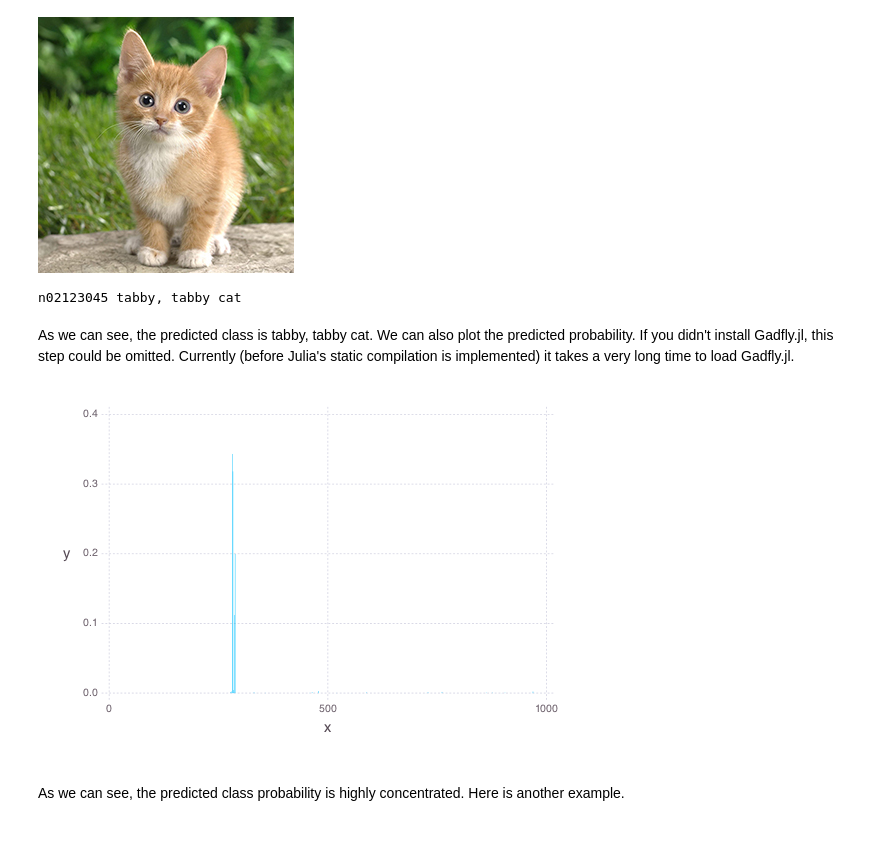
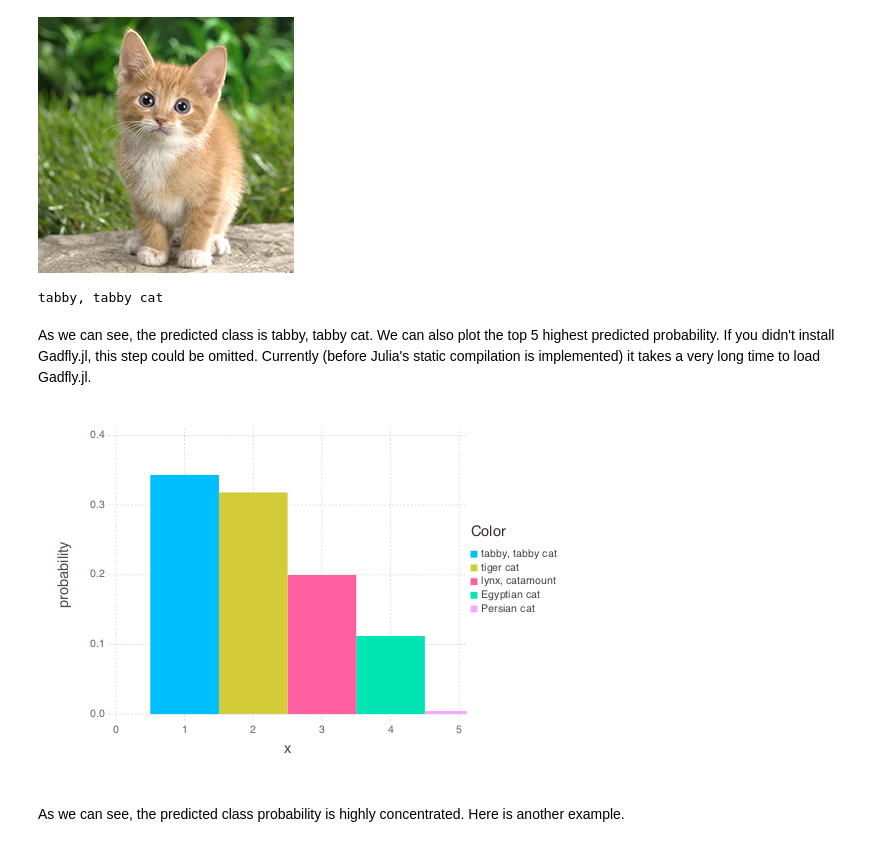
Before and after one commit to pluskid/Mocha.jl, a Jupyter notebook: examples/ijulia/ilsvrc12/imagenet-classifier.ipynb, the cells around one changed output. Saved outputs shown, nothing was run; the diff lists cells and outputs as text; code cells hidden in the pictures.

Commit message:
update IJulia example to plot top-5 probability

```diff
--- a/examples/ijulia/ilsvrc12/imagenet-classifier.ipynb
+++ b/examples/ijulia/ilsvrc12/imagenet-classifier.ipynb
@@ -24,6 +24,6 @@ ENV["MOCHA_USE_NATIVE_EXT"] = "true"
 
 using Mocha
 
-sys = System(CPUBackend())
-init(sys)
+backend = CPUBackend()
+init(backend)
 # %% [output]
@@ -75,7 +75,7 @@ layers = [
   SoftmaxLayer(name="prob", tops=[:prob], bottoms=[:fc8])
 ]
 
-net = Net("imagenet", sys, layers)
+net = Net("imagenet", backend, layers)
 println("Network loaded")
 # %% [output]
 Network loaded
@@ -112,6 +112,6 @@ After loading the network parameters, we can now feed images to the network and
 
 Before constructing the classifier, we load the class names get a better understanding the numerical predictions. The original network was trained on a 1000-class dataset. The classes used by Caffe's pre-trained model could be found in `synset_words.txt`.
 # %%
-classes = open("synset_words.txt") do s map(strip, readlines(s)) end
+classes = open("synset_words.txt") do s map(x -> replace(strip(x), r"^n[0-9]+ ", ""), readlines(s)) end
 # %% [output]
 1000-element Array{ASCIIString,1}:
@@ -153,15 +153,20 @@ img = imread("images/cat256.jpg")
 prob, class = classify(classifier, img)
 println(class)
 # %% [output]
-n02123045 tabby, tabby cat
+tabby, tabby cat
 # %% [markdown]
-As we can see, the predicted class is tabby, tabby cat. We can also plot the predicted probability. If you didn't install Gadfly.jl, this step could be omitted. Currently (before Julia's static compilation is implemented) it takes a very long time to load Gadfly.jl.
+As we can see, the predicted class is tabby, tabby cat. We can also plot the top 5 highest predicted probability. If you didn't install Gadfly.jl, this step could be omitted. Currently (before Julia's static compilation is implemented) it takes a very long time to load Gadfly.jl.
-# %%
-using Gadfly
-
-plot(x=1:length(prob), y=prob, Geom.bar)
-# %% [output]
-[figure, removed]
+# %%
+using Gadfly
+
+n_plot = 5
+n_best = sortperm(vec(prob), rev=true)[1:n_plot]
+best_probs = prob[n_best]
+best_labels = classes[n_best]
+
+plot(x=1:length(best_probs), y=best_probs, color=best_labels, Geom.bar, Guide.ylabel("probability"))
+# %% [output]
+[figure, added]
 # %% [markdown]
 As we can see, the predicted class probability is highly concentrated. Here is another example.
 # %%
```
Also changed, not shown: parts of 4 cells of this notebook, 1 other file.
